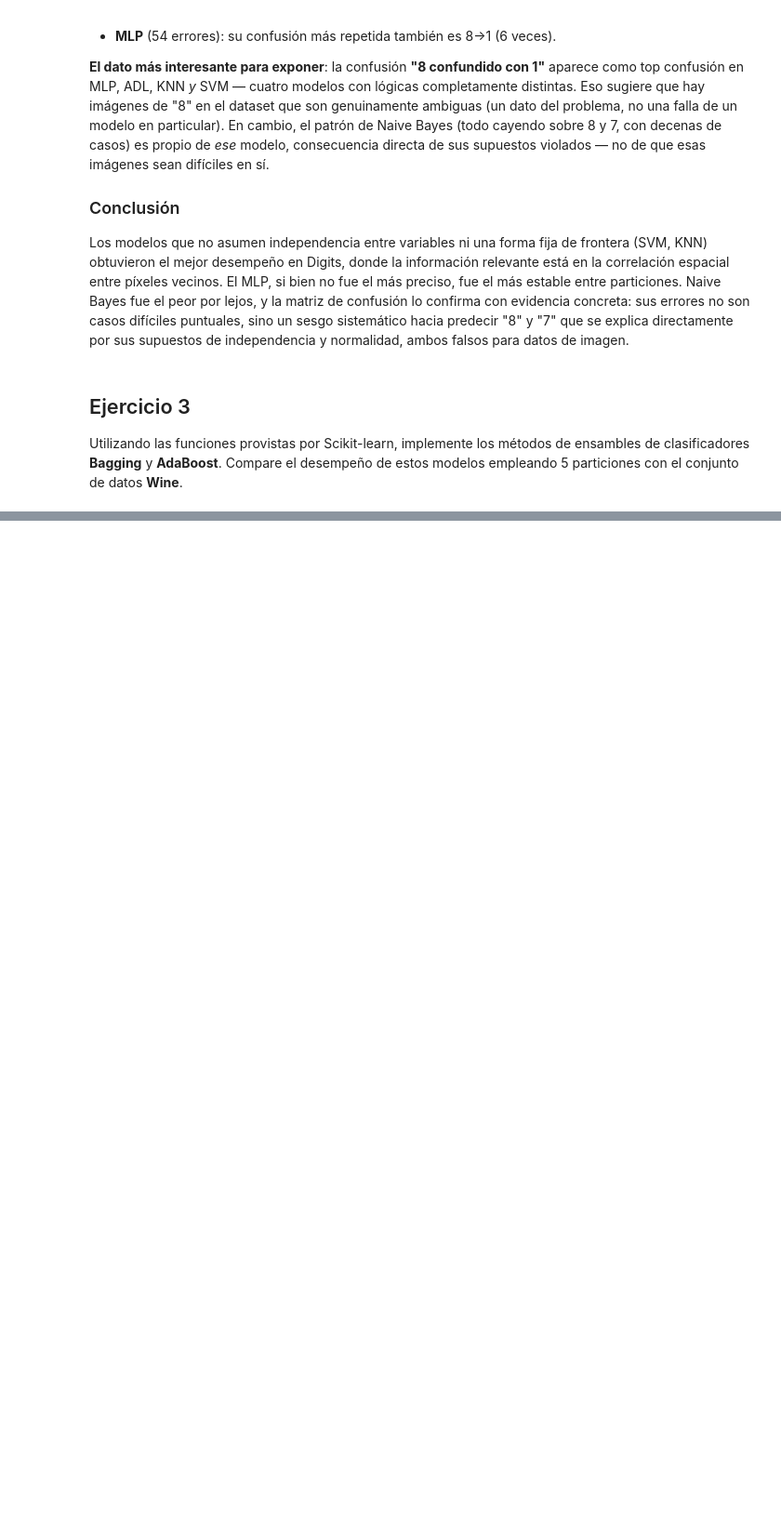
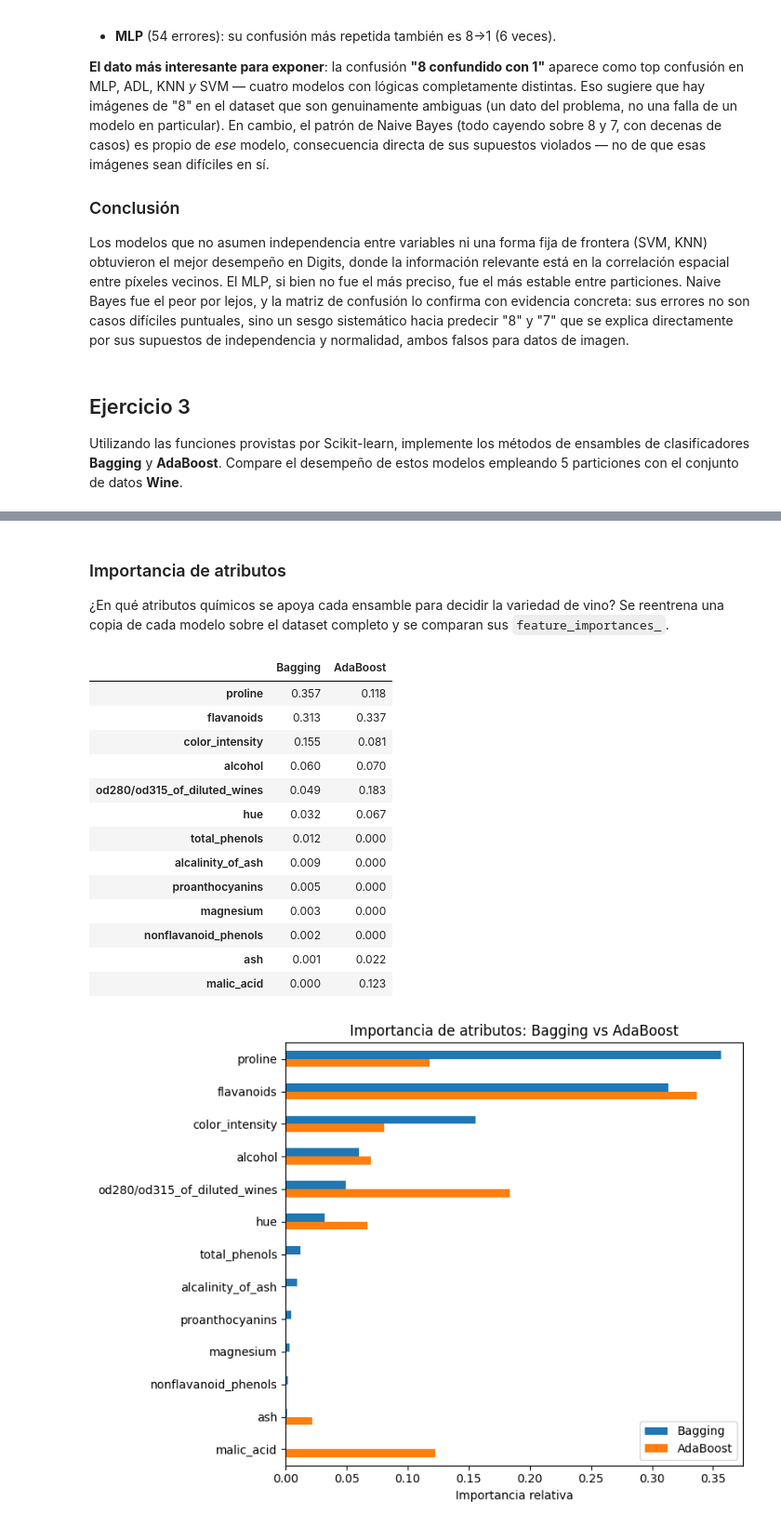
Before and after one commit to FICHCuatrimestral/InteligenciaComputacional, a Jupyter notebook: Practicas/TP3/TP3.ipynb, the cells around one changed output, grey strips where cells are left out. Shown at 93% size. Saved outputs shown, nothing was run; the diff lists cells and outputs as text; code cells hidden in the pictures; blank space fills up the shorter version.

```diff
--- a/Practicas/TP3/TP3.ipynb
+++ b/Practicas/TP3/TP3.ipynb
@@ -378 +437,41 @@ graficar(nombres, datos, titulo, xlabel)
+# %% [markdown]
+### Importancia de atributos
+
+¿En qué atributos químicos se apoya cada ensamble para decidir la variedad de vino? Se reentrena una copia de cada modelo sobre el dataset completo y se comparan sus `feature_importances_`.
+# %%
+modelo_bagging_full = clone(modelos[0]).fit(X, y)
+modelo_adaboost_full = clone(modelos[1]).fit(X, y)
+
+importancia_bagging = np.mean([arbol.feature_importances_ for arbol in modelo_bagging_full.estimators_], axis=0)
+importancia_adaboost = modelo_adaboost_full.feature_importances_
+
+tabla_importancias = pd.DataFrame({
+    'Bagging': importancia_bagging,
+    'AdaBoost': importancia_adaboost,
+}, index=wine.feature_names).sort_values('Bagging', ascending=False)
+
+display(tabla_importancias.style.format('{:.3f}').background_gradient(cmap='Greens'))
+
+tabla_importancias.plot(kind='barh', figsize=(8, 6))
+plt.xlabel('Importancia relativa')
+plt.title('Importancia de atributos: Bagging vs AdaBoost')
+plt.gca().invert_yaxis()
+plt.tight_layout()
+plt.show()
+# %% [output]
+|  | Bagging | AdaBoost |
+| proline | 0.357 | 0.118 |
+| flavanoids | 0.313 | 0.337 |
+| color_intensity | 0.155 | 0.081 |
+| alcohol | 0.060 | 0.070 |
+| od280/od315_of_diluted_wines | 0.049 | 0.183 |
+| hue | 0.032 | 0.067 |
+| total_phenols | 0.012 | 0.000 |
+| alcalinity_of_ash | 0.009 | 0.000 |
+| proanthocyanins | 0.005 | 0.000 |
+| magnesium | 0.003 | 0.000 |
+| nonflavanoid_phenols | 0.002 | 0.000 |
+| ash | 0.001 | 0.022 |
+| malic_acid | 0.000 | 0.123 |
+[figure, added]
 # %% [markdown]
```
Also changed, not shown: parts of 11 cells of this notebook.
